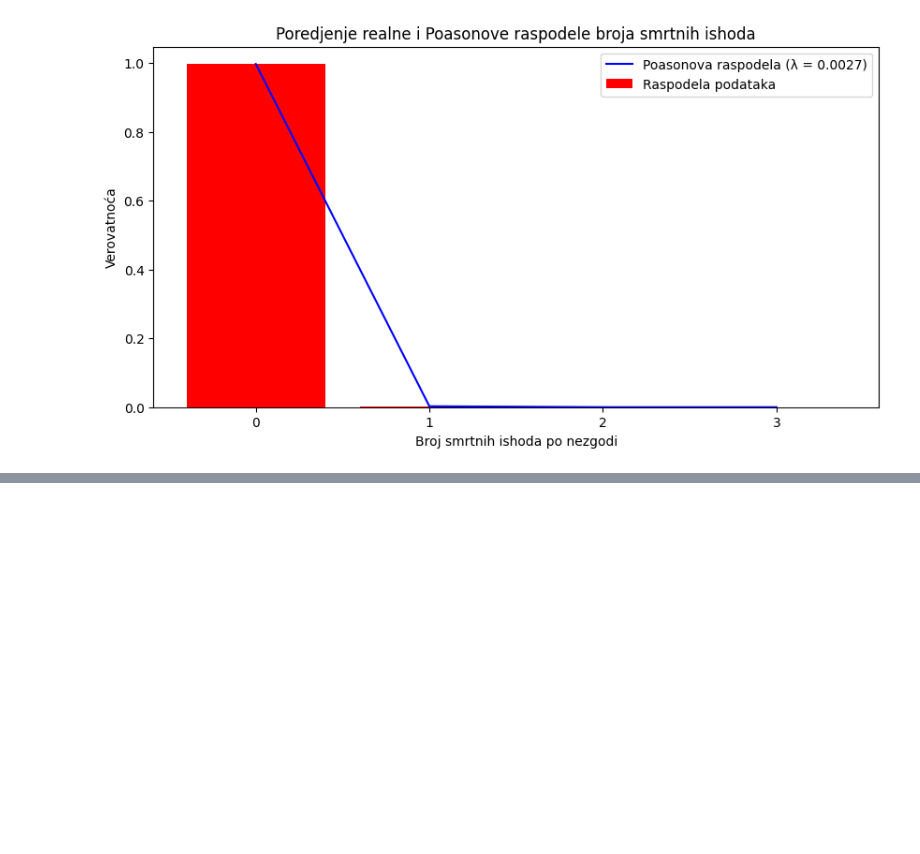
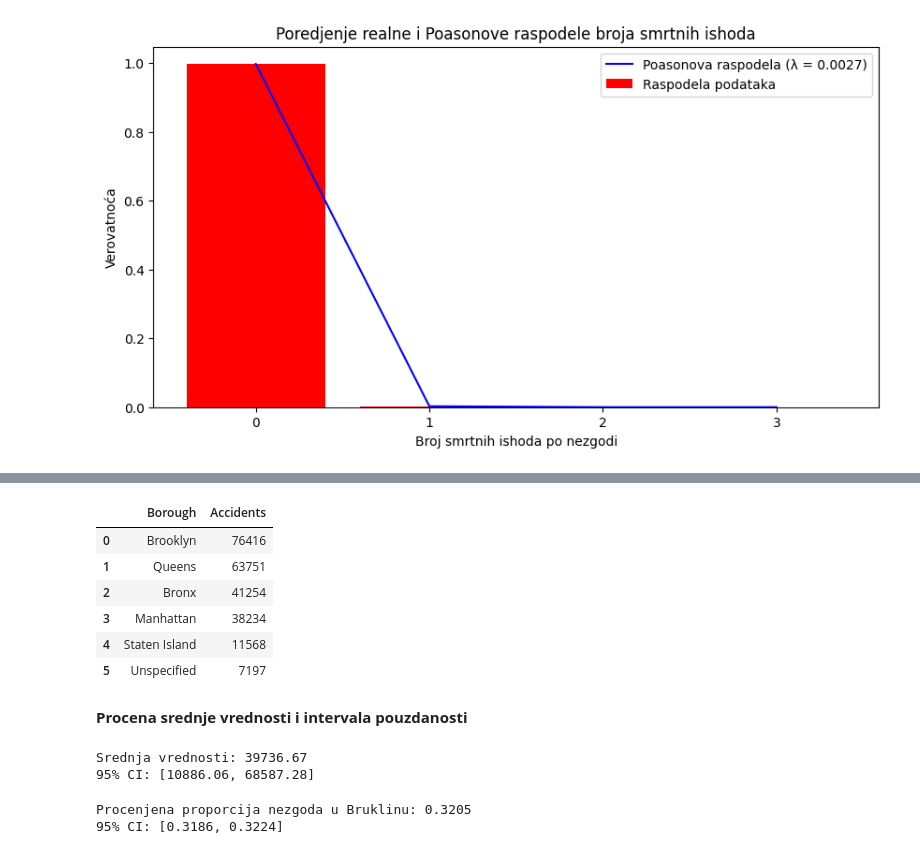
Before and after one commit to djordjeviiccmilos/Data_Analisys, a Jupyter notebook: MilosDjordjevic137RN.ipynb, the cells around one changed output, grey strips where cells are left out. Saved outputs shown, nothing was run; the diff lists cells and outputs as text; code cells hidden in the pictures; blank space fills up the shorter version.

```diff
--- a/MilosDjordjevic137RN.ipynb
+++ b/MilosDjordjevic137RN.ipynb
@@ -400,0 +453,50 @@ P(X > 1) = 0.00000354
+# %%
+borough_counts = dataset["Borough"].value_counts().sort_values(ascending = False)
+
+dataset_borough = borough_counts.reset_index()
+dataset_borough.columns = ["Borough", "Accidents"]
+dataset_borough
+# %% [output]
+|  | Borough | Accidents |
+| 0 | Brooklyn | 76416 |
+| 1 | Queens | 63751 |
+| 2 | Bronx | 41254 |
+| 3 | Manhattan | 38234 |
+| 4 | Staten Island | 11568 |
+| 5 | Unspecified | 7197 |
+# %% [markdown]
+**Procena srednje vrednosti i intervala pouzdanosti**
+# %%
+import scipy.stats as stats
+
+accidents = dataset_borough["Accidents"].values
+mean_accidents = np.mean(accidents)
+std_accidents = np.std(accidents, ddof = 1)
+n = len(accidents)
+
+confidence = 0.95
+critical_value = stats.t.ppf((1 + confidence) / 2, df = n - 1)
+error_margin = critical_value * (std_accidents / np.sqrt(n))
+ci_lower = mean_accidents - error_margin
+ci_upper = mean_accidents + error_margin
+
+print(f"Srednja vrednosti: {mean_accidents:.2f}")
+print(f"95% CI: [{ci_lower:.2f}, {ci_upper:.2f}]")
+# %% [output]
+Srednja vrednosti: 39736.67
+95% CI: [10886.06, 68587.28]
+# %%
+total_accidents = dataset.shape[0]
+brooklyn_count = dataset_borough[dataset_borough["Borough"] == "Brooklyn"]["Accidents"].values[0]
+
+proportion = brooklyn_count / total_accidents
+critical_z = stats.norm.ppf(0.975)
+standard_error = np.sqrt(proportion * (1 - proportion) / total_accidents)
+ci_prop_low = proportion - critical_z * standard_error
+ci_prop_high = proportion + critical_z * standard_error
+
+print(f"Procenjena proporcija nezgoda u Bruklinu: {p_hat:.4f}")
+print(f"95% CI: [{ci_prop_low:.4f}, {ci_prop_high:.4f}]")
+# %% [output]
+Procenjena proporcija nezgoda u Bruklinu: 0.3205
+95% CI: [0.3186, 0.3224]
```
Also changed, not shown: parts of 8 cells of this notebook.
